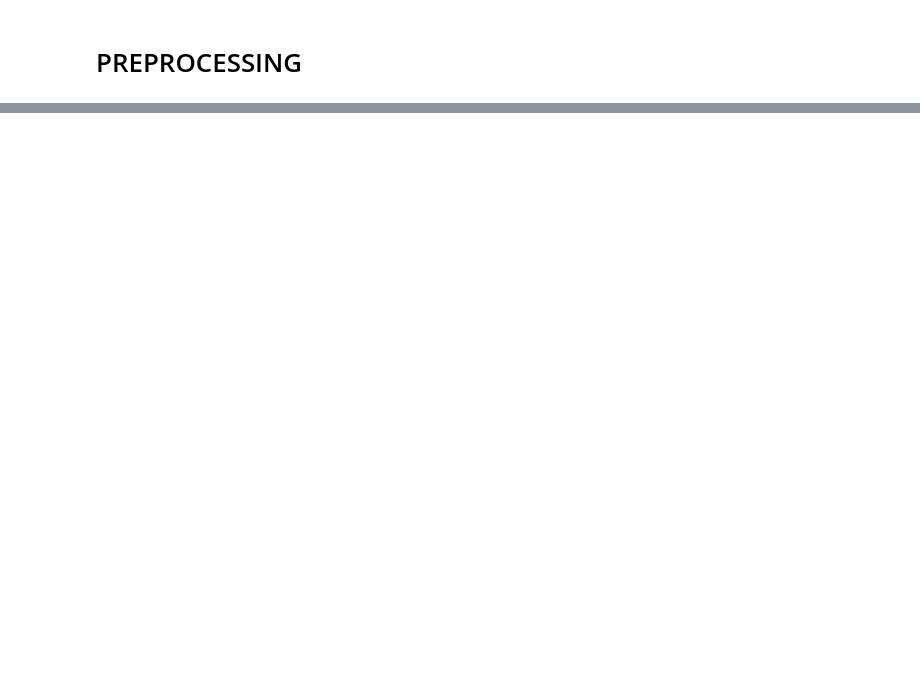
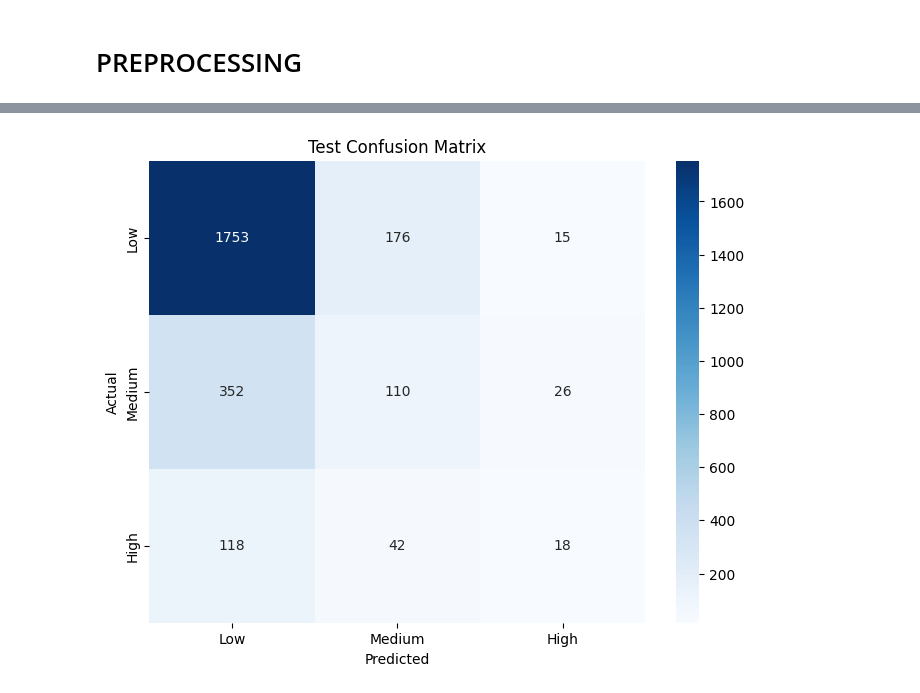
Before and after one commit to ALIENHZ1/ECE443_Term_Project, a Jupyter notebook: Game Anxiety/main.ipynb, the cells around one changed output, grey strips where cells are left out. Drawn from its saved outputs; the diff is of its cells as text; code cells hidden in the pictures; blank space fills up the shorter version.

```diff
--- a/Game Anxiety/main.ipynb
+++ b/Game Anxiety/main.ipynb
@@ -380,0 +329,20 @@ display(data)
+# %%
+data = data[["SPIN1", "SPIN2", "SPIN3", "SPIN4", "SPIN5", "SPIN6", "SPIN7", "SPIN8", "SPIN9", "SPIN10",
+             "SPIN11", "SPIN12", "SPIN13", "SPIN14", "SPIN15", "SPIN16", "SPIN17", "GAD_T"]]
+
+def categorize_gad_t(value):
+    if value <= 7:
+        return "low"
+    elif value <= 14:
+        return "medium"
+    else:
+        return "high"
+
+# Apply the categorization function to GAD_T column
+data['GAD_T_Category'] = data['GAD_T'].apply(categorize_gad_t)
+
+# Perform one-hot encoding
+data = pd.get_dummies(data, columns=['GAD_T_Category'], prefix='GAD_T')
+
+# Display the modified data
+display(data.head(10))
@@ -682,0 +776,71 @@ Name: count, dtype: int64
+# %%
+from sklearn.svm import SVC
+from sklearn.model_selection import cross_val_score
+from sklearn.metrics import accuracy_score, confusion_matrix
+import numpy as np
+
+def k_fold_cross_validation_svm(k_folds, X, y, C, gamma, scoring='f1_macro'):
+    """
+    Perform k-fold cross-validation for SVM with specified hyperparameters.
+
+    Args:
+        k_folds: Number of folds for cross-validation.
+        X: Feature data.
+        y: Target labels (one-hot encoded).
+        C: SVM regularization parameter.
+        gamma: Kernel coefficient.
+        scoring: Scoring metric for cross-validation ('f1_macro' or 'f1_weighted').
+
+    Returns:
+        The average F1 score across all folds.
+    """
+    # Convert one-hot encoded labels to integer labels (e.g., [0, 1, 2])
+    y_int = np.argmax(y, axis=1)  # Convert to 1D integer array
+
+    # Cross-validation
+    svm = SVC(kernel='rbf', C=C, gamma=gamma, random_state=42)
+    f1_scores = cross_val_score(svm, X, y_int, cv=k_folds, scoring=scoring)
+    return f1_scores.mean()
+
+def tune_svm_hyperparameters(X, y, C_values, gamma_values, k_folds=5):
+    best_params = None
+    best_f1_score = 0
+
+    for C in C_values:
+        for gamma in gamma_values:
+            print(f"Testing SVM with C={C}, gamma={gamma}")
+            f1_score = k_fold_cross_validation_svm(k_folds, X, y, C=C, gamma=gamma, scoring='f1_macro')
+            print(f"C={C}, gamma={gamma}, Average F1 Score: {f1_score:.4f}")
+
+            if f1_score > best_f1_score:
+                best_f1_score = f1_score
+                best_params = (C, gamma)
+
+    return best_params, best_f1_score
+
+# Define hyperparameter grid
+C_values = [0.1, 1, 10]
+gamma_values = ['scale', 0.1, 0.01]
+
+# Perform hyperparameter tuning
+best_params, best_f1_score = tune_svm_hyperparameters(X_train, y_train, C_values, gamma_values)
+
+print(f"Best Parameters: C={best_params[0]}, gamma={best_params[1]}, F1 Score: {best_f1_score:.4f}")
+
+# Train final SVM model with the best parameters
+final_svm = SVC(kernel='rbf', C=best_params[0], gamma=best_params[1], random_state=42)
+final_svm.fit(X_train, np.argmax(y_train, axis=1))  # Convert to integer labels for training
+
+# Evaluate on the test set
+y_pred = final_svm.predict(X_test)
+test_f1_score = f1_score(np.argmax(y_test, axis=1), y_pred, average='macro')  # Compute F1 score on test set
+
+# Compute and print the confusion matrix
+conf_matrix2 = confusion_matrix(np.argmax(y_test, axis=1), y_pred)  # Convert test labels to integer labels
+print(f"Test F1 Score with Best Parameters: {test_f1_score:.4f}")
+print("Confusion Matrix:")
+metrics2 = compute_metrics_from_confusion_matrix(conf_matrix2)
+avg_metrics2 = compute_macro_and_weighted_averages_of_metrics(metrics2)
+
+plot_confusion_matrix(conf_matrix2, classes=['Low', 'Medium', 'High'], title="Test Confusion Matrix")
+# %% [output]
@@ -682,0 +864 @@ Name: count, dtype: int64
+[figure, added]
```
Also changed, not shown: parts of 25 cells of this notebook, 1 other file.
